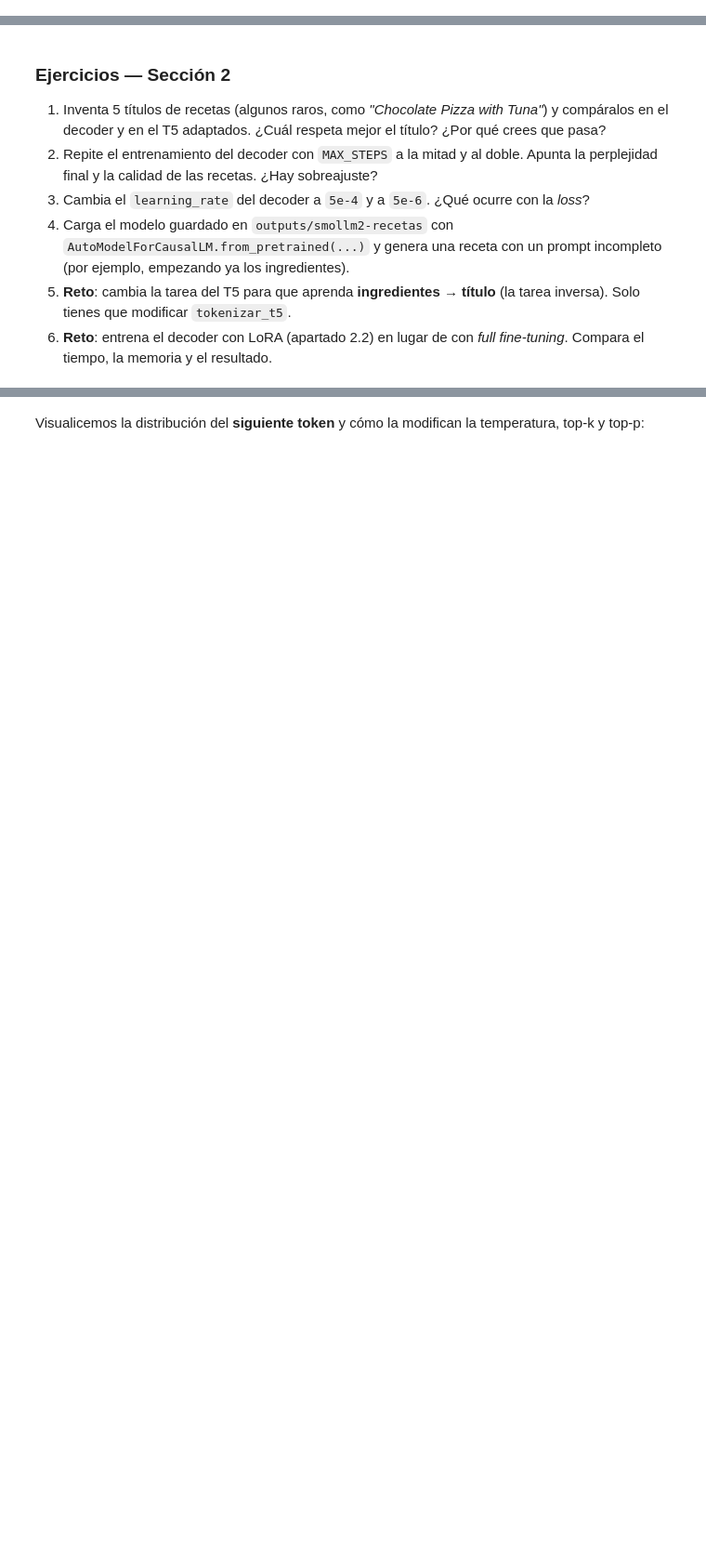
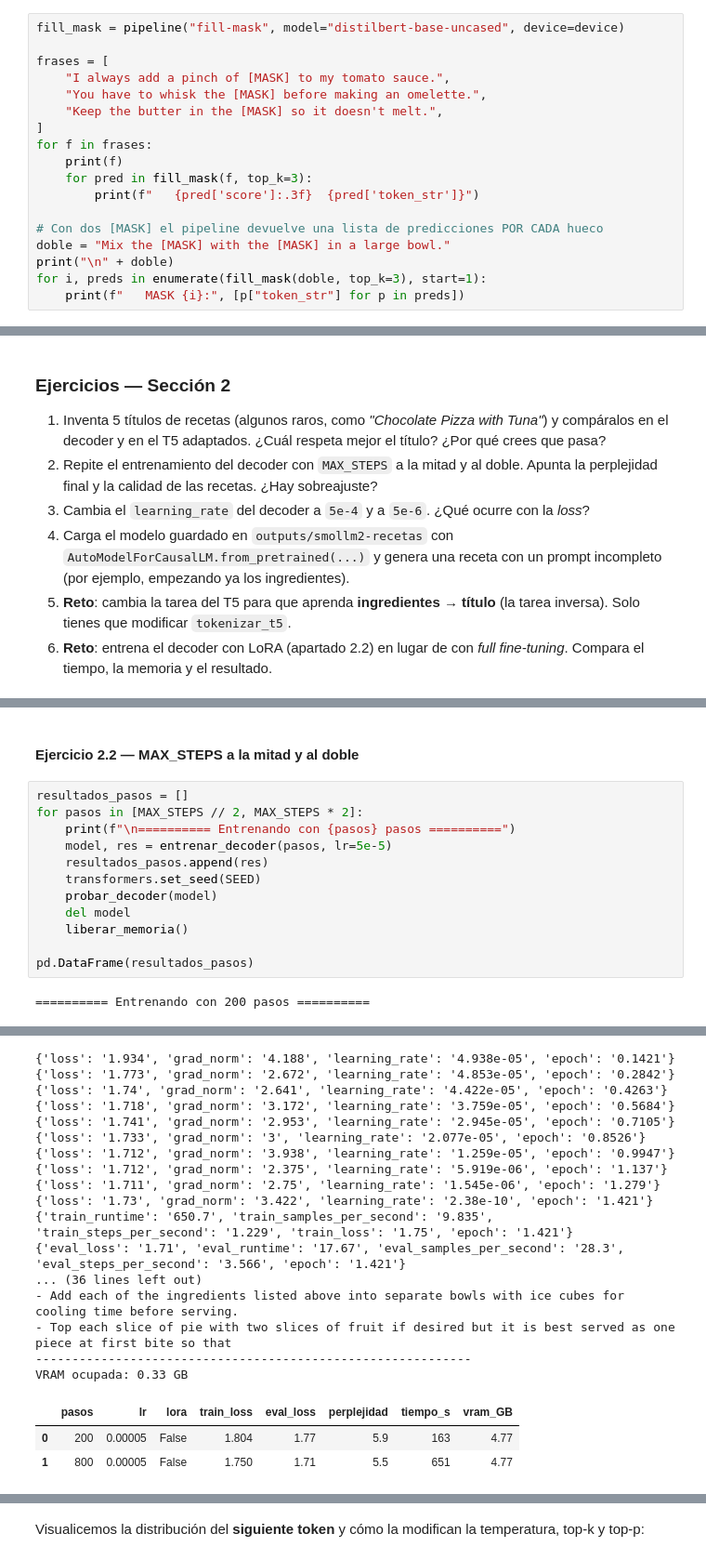
Before and after one commit to ai-somorrostro/reto_1_1-2627-llm_introduction, a Jupyter notebook: llm_fundamentos.ipynb, the cells around one changed output, grey strips where cells are left out. Shown at 93% size. Cells and saved outputs as stored; diff of their text form; blank space fills up the shorter version.

```diff
--- a/llm_fundamentos.ipynb
+++ b/llm_fundamentos.ipynb
@@ -295,0 +384,18 @@ liberar_memoria()
+# %%
+fill_mask = pipeline("fill-mask", model="distilbert-base-uncased", device=device)
+
+frases = [
+    "I always add a pinch of [MASK] to my tomato sauce.",
+    "You have to whisk the [MASK] before making an omelette.",
+    "Keep the butter in the [MASK] so it doesn't melt.",
+]
+for f in frases:
+    print(f)
+    for pred in fill_mask(f, top_k=3):
+        print(f"   {pred['score']:.3f}  {pred['token_str']}")
+
+# Con dos [MASK] el pipeline devuelve una lista de predicciones POR CADA hueco
+doble = "Mix the [MASK] with the [MASK] in a large bowl."
+print("\n" + doble)
+for i, preds in enumerate(fill_mask(doble, top_k=3), start=1):
+    print(f"   MASK {i}:", [p["token_str"] for p in preds])
@@ -629,0 +1145,16 @@ liberar_memoria()
+# %% [markdown]
+#### Ejercicio 2.2 — MAX_STEPS a la mitad y al doble
+# %%
+resultados_pasos = []
+for pasos in [MAX_STEPS // 2, MAX_STEPS * 2]:
+    print(f"\n========== Entrenando con {pasos} pasos ==========")
+    model, res = entrenar_decoder(pasos, lr=5e-5)
+    resultados_pasos.append(res)
+    transformers.set_seed(SEED)
+    probar_decoder(model)
+    del model
+    liberar_memoria()
+
+pd.DataFrame(resultados_pasos)
+# %% [output]
+========== Entrenando con 200 pasos ==========
@@ -629,0 +1178,20 @@ liberar_memoria()
+{'loss': '1.934', 'grad_norm': '4.188', 'learning_rate': '4.938e-05', 'epoch': '0.1421'}
+{'loss': '1.773', 'grad_norm': '2.672', 'learning_rate': '4.853e-05', 'epoch': '0.2842'}
+{'loss': '1.74', 'grad_norm': '2.641', 'learning_rate': '4.422e-05', 'epoch': '0.4263'}
+{'loss': '1.718', 'grad_norm': '3.172', 'learning_rate': '3.759e-05', 'epoch': '0.5684'}
+{'loss': '1.741', 'grad_norm': '2.953', 'learning_rate': '2.945e-05', 'epoch': '0.7105'}
+{'loss': '1.733', 'grad_norm': '3', 'learning_rate': '2.077e-05', 'epoch': '0.8526'}
+{'loss': '1.712', 'grad_norm': '3.938', 'learning_rate': '1.259e-05', 'epoch': '0.9947'}
+{'loss': '1.712', 'grad_norm': '2.375', 'learning_rate': '5.919e-06', 'epoch': '1.137'}
+{'loss': '1.711', 'grad_norm': '2.75', 'learning_rate': '1.545e-06', 'epoch': '1.279'}
+{'loss': '1.73', 'grad_norm': '3.422', 'learning_rate': '2.38e-10', 'epoch': '1.421'}
+{'train_runtime': '650.7', 'train_samples_per_second': '9.835', 'train_steps_per_second': '1.229', 'train_loss': '1.75', 'epoch': '1.421'}
+{'eval_loss': '1.71', 'eval_runtime': '17.67', 'eval_samples_per_second': '28.3', 'eval_steps_per_second': '3.566', 'epoch': '1.421'}
+... (36 lines left out)
+- Add each of the ingredients listed above into separate bowls with ice cubes for cooling time before serving.
+- Top each slice of pie with two slices of fruit if desired but it is best served as one piece at first bite so that
+------------------------------------------------------------
+VRAM ocupada: 0.33 GB
+|  | pasos | lr | lora | train_loss | eval_loss | perplejidad | tiempo_s | vram_GB |
+| 0 | 200 | 0.00005 | False | 1.804 | 1.77 | 5.9 | 163 | 4.77 |
+| 1 | 800 | 0.00005 | False | 1.750 | 1.71 | 5.5 | 651 | 4.77 |
```
Also changed, not shown: parts of 144 cells of this notebook.
